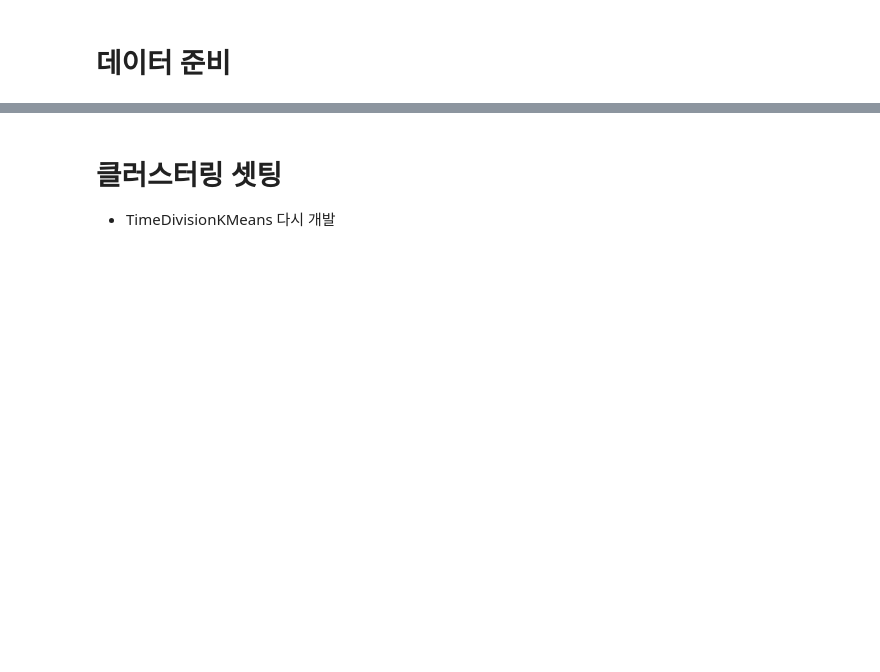
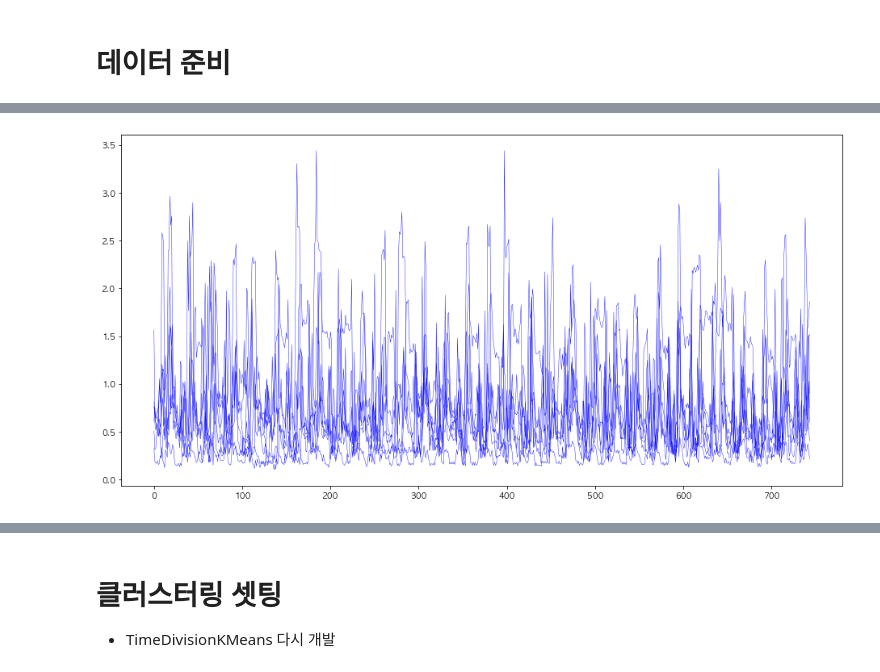
Before and after one commit to formegusto/distribution-public-fee, a Jupyter notebook: pt3.그룹별 (Pattern Based) 가격분배.ipynb, the cells around one changed output, grey strips where cells are left out. Drawn from its saved outputs; the diff is of its cells as text; code cells hidden in the pictures; blank space fills up the shorter version.

```diff
--- a/pt3.그룹별 (Pattern Based) 가격분배.ipynb
+++ b/pt3.그룹별 (Pattern Based) 가격분배.ipynb
@@ -74,0 +145,8 @@ m_60_1[m_60_1.columns[:5]].head()
+# %%
+plt.figure(figsize=(16,8))
+
+plt.plot(kmeans_2.clusters_.T, color='b', linewidth=0.4)
+
+plt.show()
+# %% [output]
+[figure, added]
```
Also changed, not shown: parts of 16 cells of this notebook, 6 other files.
